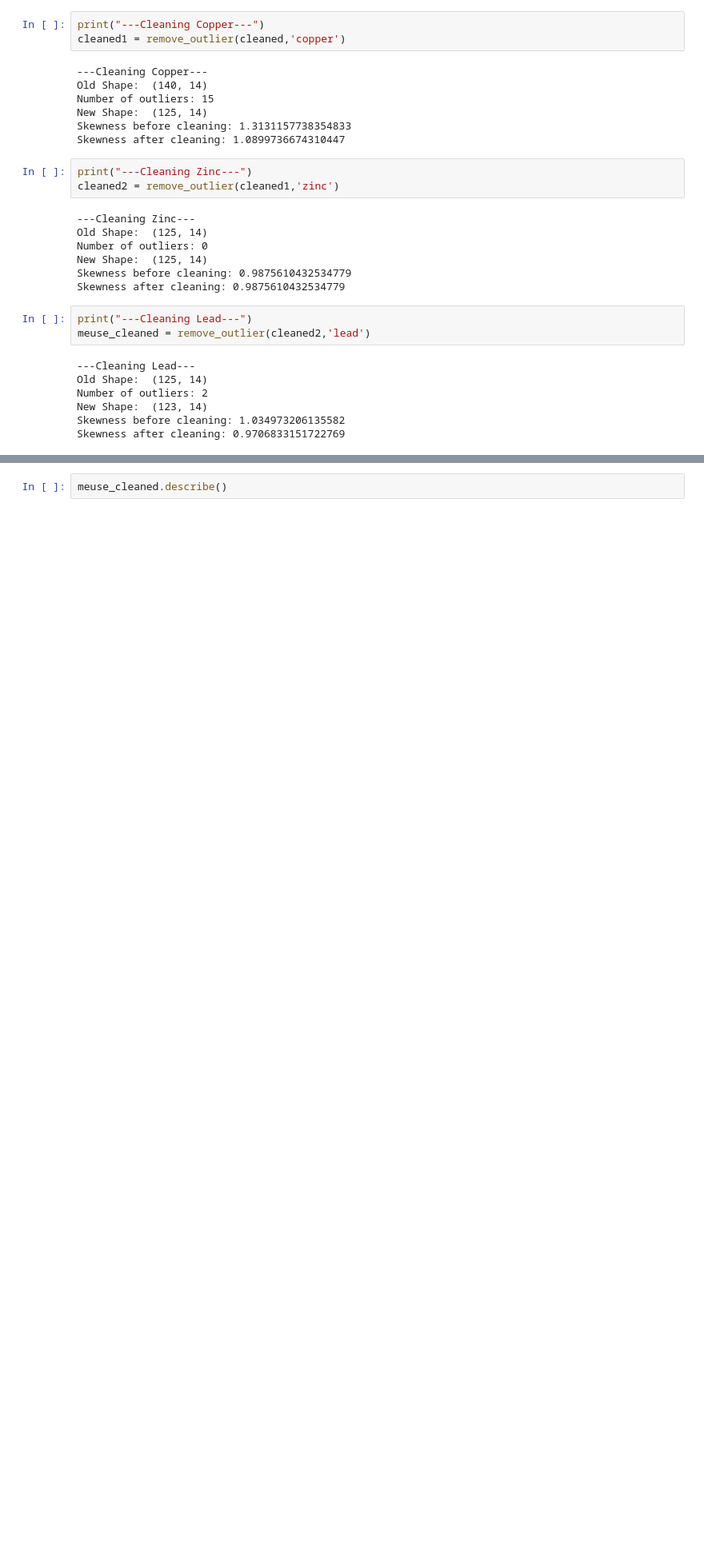
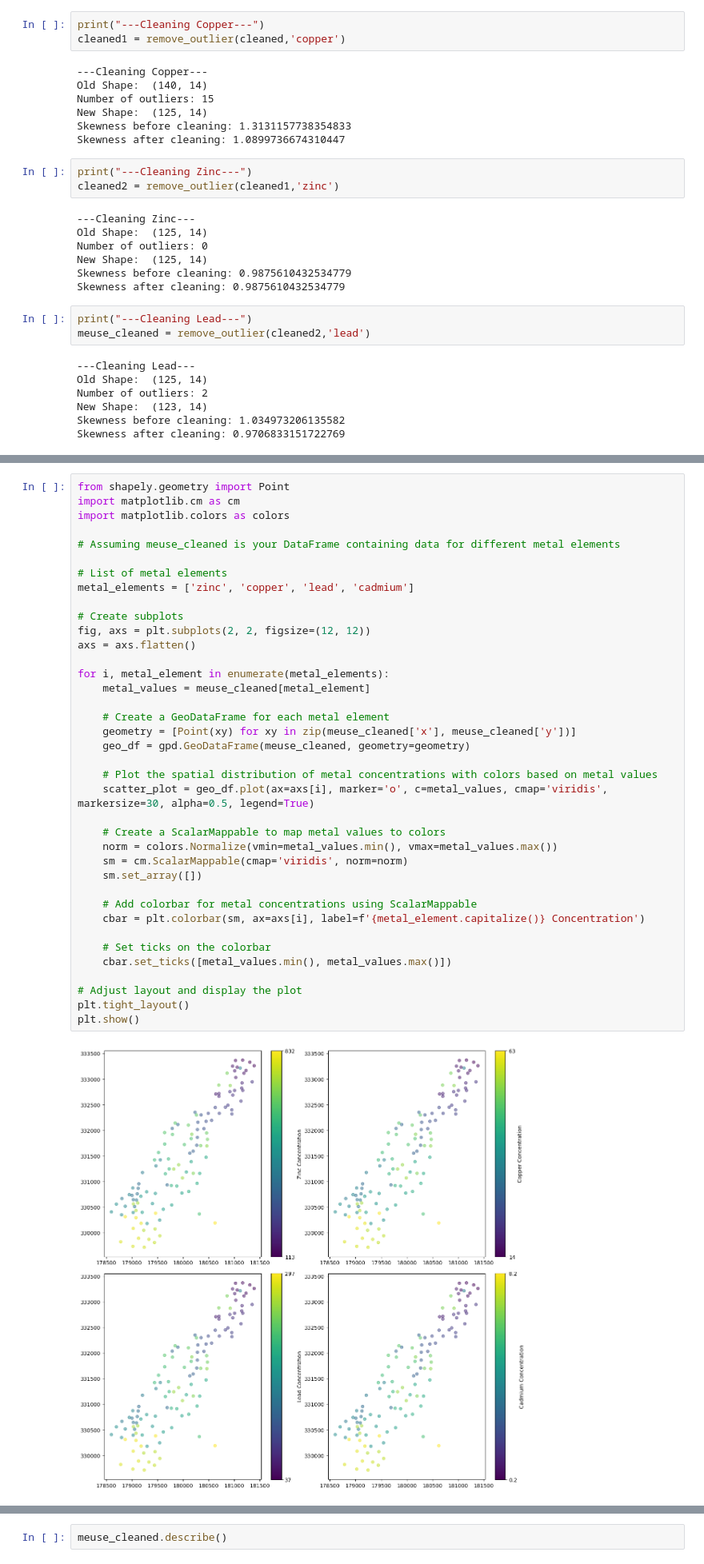
Before and after one commit to cheenngg/FYP-Spatial-Analytics, a Jupyter notebook: Data exploration - Meuse.ipynb, the cells around one changed output, grey strips where cells are left out. Shown at 80% size. Drawn from its saved outputs; the diff is of its cells as text; blank space fills up the shorter version.

```diff
--- a/Data exploration - Meuse.ipynb
+++ b/Data exploration - Meuse.ipynb
@@ -327,0 +238,40 @@ plt.show()
+# %%
+from shapely.geometry import Point
+import matplotlib.cm as cm
+import matplotlib.colors as colors
+
+# Assuming meuse_cleaned is your DataFrame containing data for different metal elements
+
+# List of metal elements
+metal_elements = ['zinc', 'copper', 'lead', 'cadmium']
+
+# Create subplots
+fig, axs = plt.subplots(2, 2, figsize=(12, 12))
+axs = axs.flatten()
+
+for i, metal_element in enumerate(metal_elements):
+    metal_values = meuse_cleaned[metal_element]
+
+    # Create a GeoDataFrame for each metal element
+    geometry = [Point(xy) for xy in zip(meuse_cleaned['x'], meuse_cleaned['y'])]
+    geo_df = gpd.GeoDataFrame(meuse_cleaned, geometry=geometry)
+
+    # Plot the spatial distribution of metal concentrations with colors based on metal values
+    scatter_plot = geo_df.plot(ax=axs[i], marker='o', c=metal_values, cmap='viridis', markersize=30, alpha=0.5, legend=True)
+
+    # Create a ScalarMappable to map metal values to colors
+    norm = colors.Normalize(vmin=metal_values.min(), vmax=metal_values.max())
+    sm = cm.ScalarMappable(cmap='viridis', norm=norm)
+    sm.set_array([])
+
+    # Add colorbar for metal concentrations using ScalarMappable
+    cbar = plt.colorbar(sm, ax=axs[i], label=f'{metal_element.capitalize()} Concentration')
+
+    # Set ticks on the colorbar
+    cbar.set_ticks([metal_values.min(), metal_values.max()])
+
+# Adjust layout and display the plot
+plt.tight_layout()
+plt.show()
+# %% [output]
+[figure, added]
```
Also changed, not shown: parts of 28 cells of this notebook, 4 other files.
